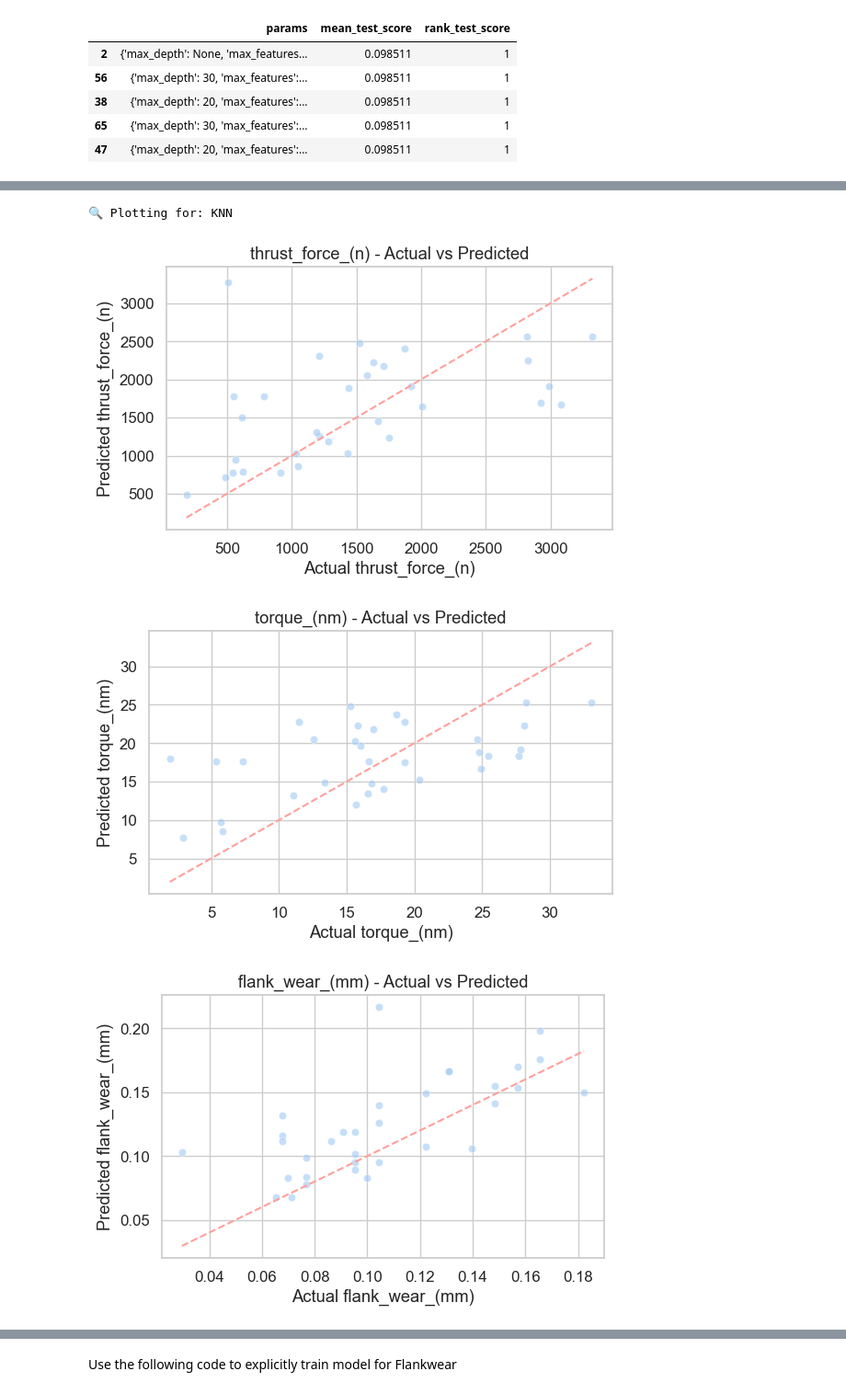
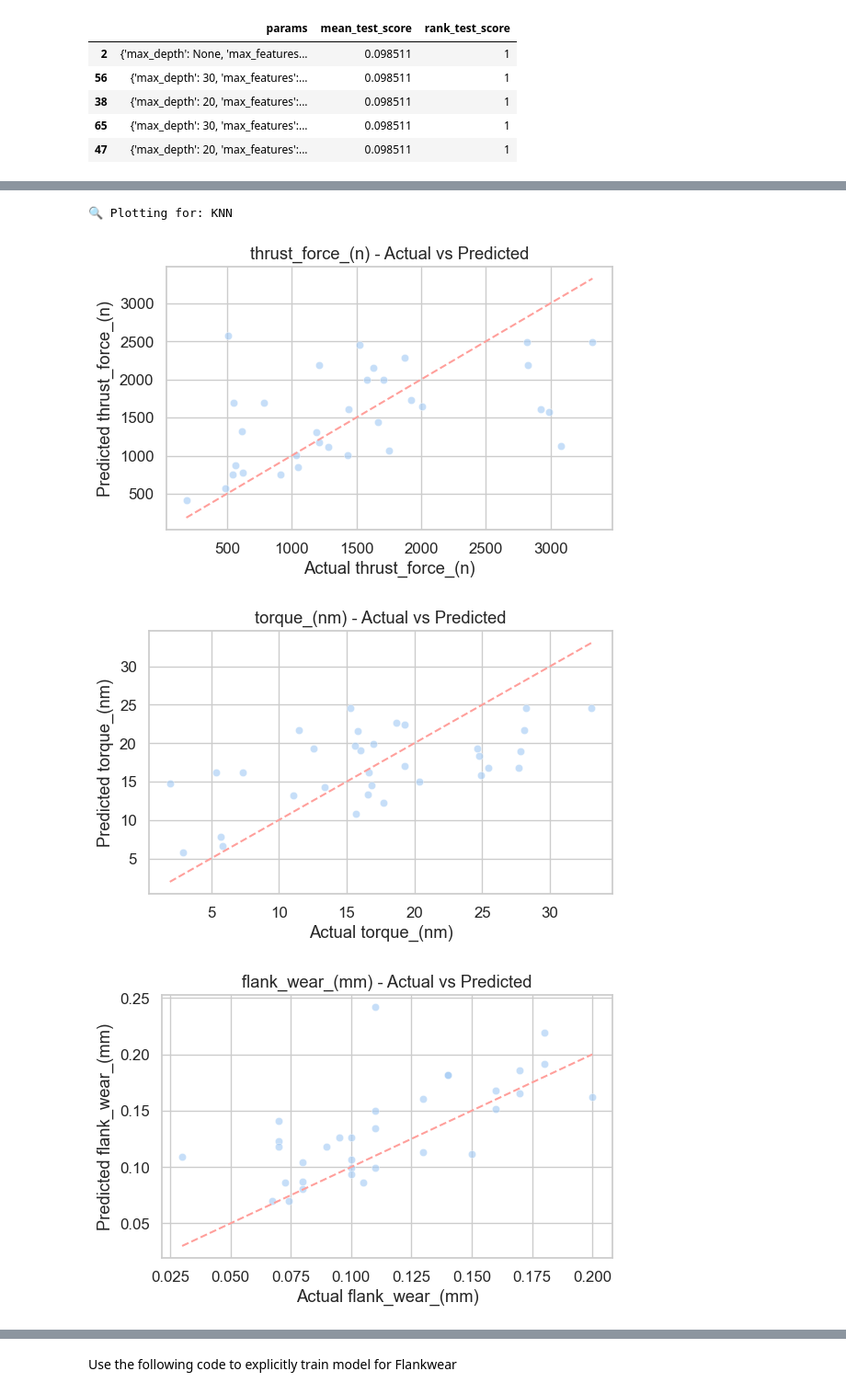
Before and after one commit to HrisheetaRoy/Drilling_Machining_Criteria_Prediction, a Jupyter notebook: eda/eda.ipynb, the cells around one changed output, grey strips where cells are left out. Shown at 92% size. Drawn from its saved outputs; the diff is of its cells as text; code cells hidden in the pictures.

```diff
--- a/eda/eda.ipynb
+++ b/eda/eda.ipynb
@@ -65,7 +65,9 @@ X = df_clean[['diameter_(mm)', 'speed_(rpm)', 'feed_(mm/rev)',
               'torque_feed_ratio', 'material_hardness',
               'feed_squared', 'speed_squared'] + workpiece_cols]
 import numpy as np
-#y = df_clean[['thrust_force_(n)', 'torque_(nm)', 'flank_wear_(mm)']]
-# Log-transform flank wear only
+# Target transformation: log-transform all 3 targets
 y = df_clean[['thrust_force_(n)', 'torque_(nm)', 'flank_wear_(mm)']].copy()
-y['flank_wear_(mm)'] = np.log1p(y['flank_wear_(mm)'])  # log(1 + x) to avoid log(0)
+
+# Log-transform each to handle skewness and stabilize variance
+for col in y.columns:
+    y[col] = np.log1p(y[col])  # log1p avoids issues with zeros
@@ -71,0 +83,10 @@ y['flank_wear_(mm)'] = np.log1p(y['flank_wear_(mm)'])  # log(1 + x) to avoid log
+# %%
+import numpy as np
+
+# Check for NaNs/Infs first (run this once)
+print("Any NaNs in y_pred?", np.isnan(y_pred).any())
+print("Any Infs in y_pred?", np.isinf(y_pred).any())
+
+# Safely inverse-transform
+y_pred_orig = np.expm1(np.clip(y_pred, 0, 20))
+y_test_orig = np.expm1(np.clip(y_test.values, 0, 20))
@@ -140,17 +172,30 @@ from src.model_train import train_models
 
 results = train_models(X, y)
 
-# Extract test set and predictions
+# Extract test set and predictions (still log-scale here)
 X_test = results['X_test']
-y_test = results['y_test']
+y_test_log = results['y_test']      # ✅ rename for clarity
 models = results['models']
 metrics = results['metrics']
+
+# ✅ Inverse transform log-scale targets for real-world evaluation
+import numpy as np
+y_test_orig = np.expm1(np.clip(y_test_log.values, 0, 20))
 # %%
 from src.evaluate_models import plot_predictions
+import numpy as np
 
 for model_name in models:
     print(f"🔍 Plotting for: {model_name}")
-    y_pred = models[model_name].predict(X_test)
-    plot_predictions(y_test.values, y_pred, y.columns)
+
+    # Predict in log-space
+    y_pred_log = models[model_name].predict(X_test)
+
+    # Inverse transform both prediction and ground truth
+    y_pred_orig = np.expm1(np.clip(y_pred_log, 0, 20))
+    y_test_orig = np.expm1(np.clip(y_test.values, 0, 20))
+
+    # Plot on original scale
+    plot_predictions(y_test_orig, y_pred_orig, y.columns)
 # %% [output]
 🔍 Plotting for: RandomForest
@@ -164,5 +209,5 @@ for model_name in models:
 🔍 Plotting for: KNN
-[figure, old version]
+[figure, new version]
-[figure, old version]
+[figure, new version]
-[figure, old version]
+[figure, new version]
 # %%
```
Also changed, not shown: parts of 8 cells of this notebook.
